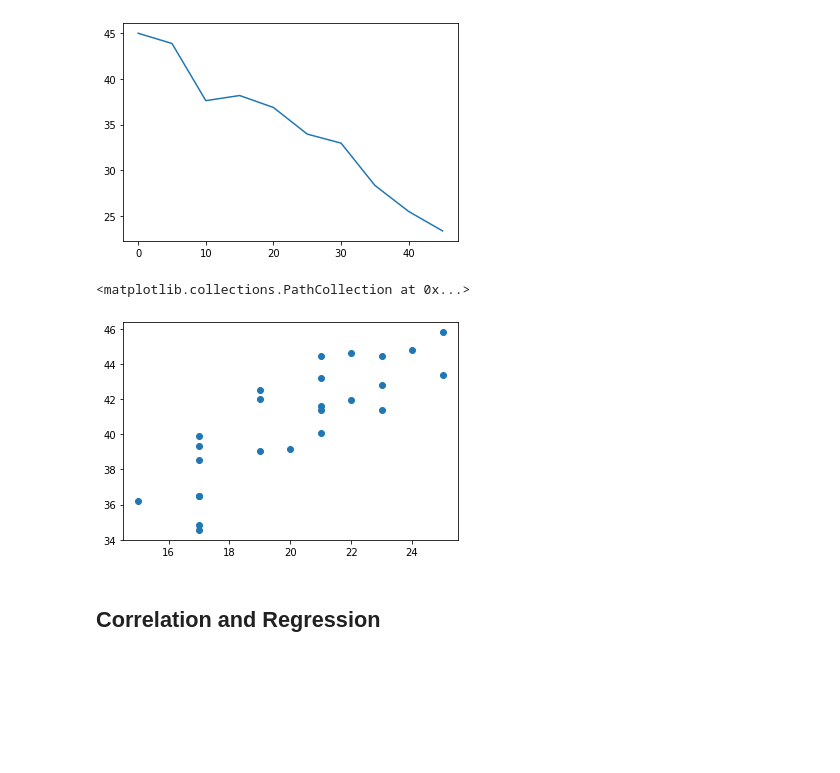
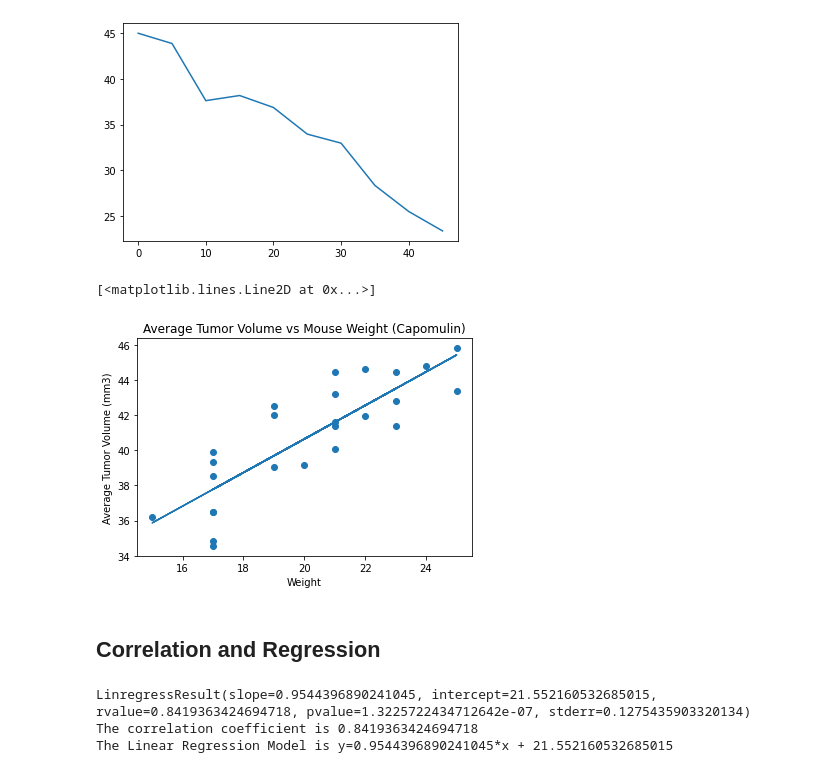
Before and after one commit to RonaldClarke/databootcamp_homework, a Jupyter notebook: Matplotlib Challenge/pymaceuticals_starter.ipynb, the cells around one changed output. Drawn from its saved outputs; the diff is of its cells as text; code cells hidden in the pictures; blank space fills up the shorter version.

```diff
--- a/Matplotlib Challenge/pymaceuticals_starter.ipynb
+++ b/Matplotlib Challenge/pymaceuticals_starter.ipynb
@@ -286,15 +286,28 @@ plt.plot(amouse["Timepoint"],amouse["Tumor Volume (mm3)"])
 # %%
 # Generate a scatter plot of average tumor volume vs. mouse weight for the Capomulin regimen
 caposcatter = mouseclean.reset_index(drop=False)
 capscatt = caposcatter.loc[caposcatter["Drug Regimen"]=="Capomulin"]
 aveweight = capscatt.groupby("Mouse ID")["Weight (g)"].mean()
 avevol = capscatt.groupby("Mouse ID")["Tumor Volume (mm3)"].mean()
 plt.scatter(aveweight,avevol)
+slope, intercept, r_value, p_value, std_err = st.linregress(aveweight, avevol)
+best_fit = slope*aveweight+intercept
+plt.title("Average Tumor Volume vs Mouse Weight (Capomulin)")
+plt.xlabel("Weight")
+plt.ylabel("Average Tumor Volume (mm3)")
+plt.plot(aveweight,best_fit)
 # %% [output]
-<matplotlib.collections.PathCollection at 0x...>
+[<matplotlib.lines.Line2D at 0x...>]
-[figure, old version]
+[figure, new version]
 # %% [markdown]
 ## Correlation and Regression
 # %%
 # Calculate the correlation coefficient and linear regression model
 # for mouse weight and average tumor volume for the Capomulin regimen
+print()
+print(f"The correlation coefficient is {r_value}")
+print(f"The Linear Regression Model is y={slope}*x + {intercept}")
+# %% [output]
+LinregressResult(slope=0.9544396890241045, intercept=21.552160532685015, rvalue=0.8419363424694718, pvalue=1.3225722434712642e-07, stderr=0.1275435903320134)
+The correlation coefficient is 0.8419363424694718
+The Linear Regression Model is y=0.9544396890241045*x + 21.552160532685015
```
